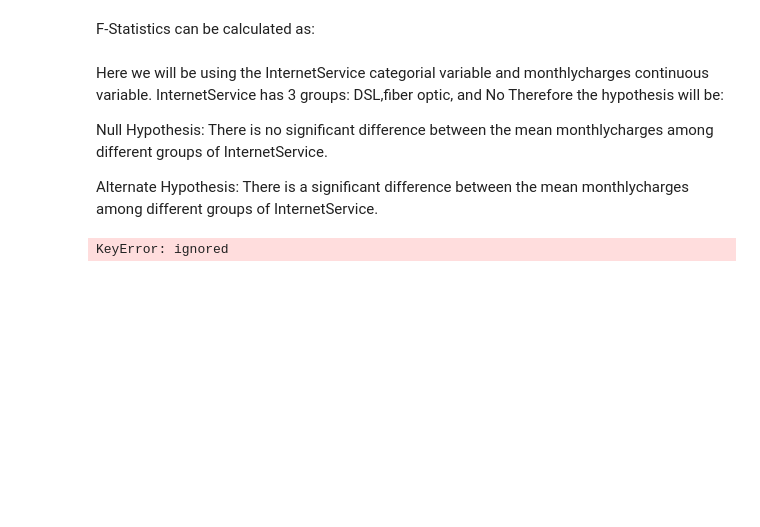
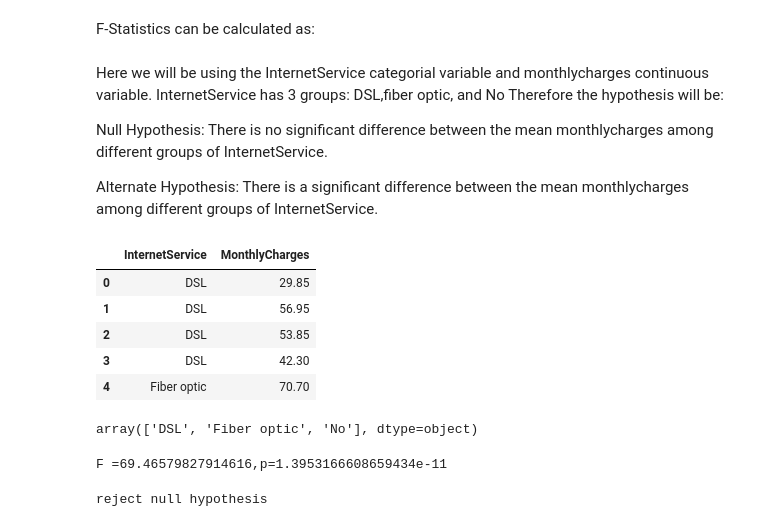
Before and after one commit to Kaleab1999/statistics-in-python, a Jupyter notebook: Hypothesis_testing.ipynb, the cells around one changed output. Cells and saved outputs as stored; diff of their text form; code cells hidden in the pictures; blank space fills up the shorter version.

```diff
--- a/Hypothesis_testing.ipynb
+++ b/Hypothesis_testing.ipynb
@@ -178,11 +178,20 @@ Here we will be using the InternetService categorial variable and monthlycharges
 Null Hypothesis: There is no significant difference between the mean monthlycharges among different groups of InternetService.
 
 Alternate Hypothesis: There is a significant difference between the mean monthlycharges among different groups of InternetService.
+# %%
+df_anova=df.loc[:30,]
 # %%
-df_anova = df[['InternetService','MonthlyCharges']]
+df_anova = df_anova[['InternetService','MonthlyCharges']]
-# %%
-grps = pd.unique(df.Dependents.values)
-d_data = {grp:df_anova['MonthlyCharges'][df_anova.InternetService == grp] for grp in grps}
-F, p = stats.f_oneway(d_data['0'], d_data['1'])
-# %% [output]
-KeyError: ignored
+# %%
+df_anova.head()
+# %% [output]
+|  | InternetService | MonthlyCharges |
+| 0 | DSL | 29.85 |
+| 1 | DSL | 56.95 |
+| 2 | DSL | 53.85 |
+| 3 | DSL | 42.30 |
+| 4 | Fiber optic | 70.70 |
+# %%
+df_anova['InternetService'].unique()
+# %% [output]
+array(['DSL', 'Fiber optic', 'No'], dtype=object)
@@ -188,0 +206,11 @@ KeyError: ignored
+# %%
+print('F ={},p={}'.format(f,p))
+# %% [output]
+F =69.46579827914616,p=1.3953166608659434e-11
+# %%
+if p<0.05:
+  print("reject null hypothesis")
+else:
+  print("accept null hypothesis")
+# %% [output]
+reject null hypothesis
```
Also changed, not shown: parts of 11 cells of this notebook.
